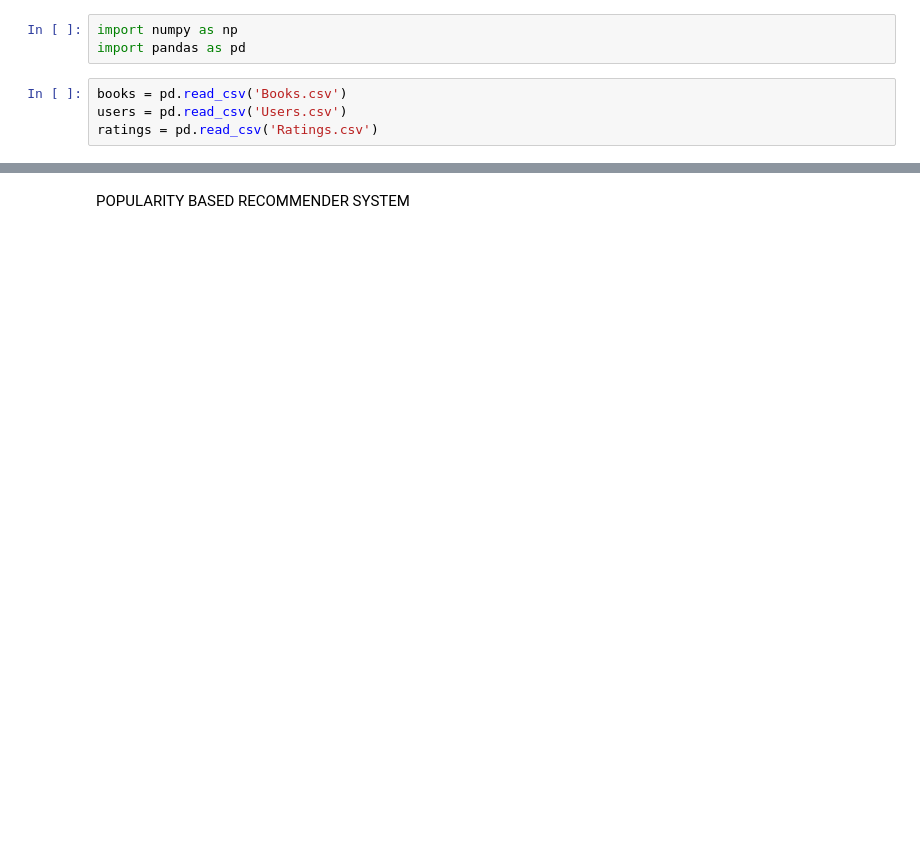
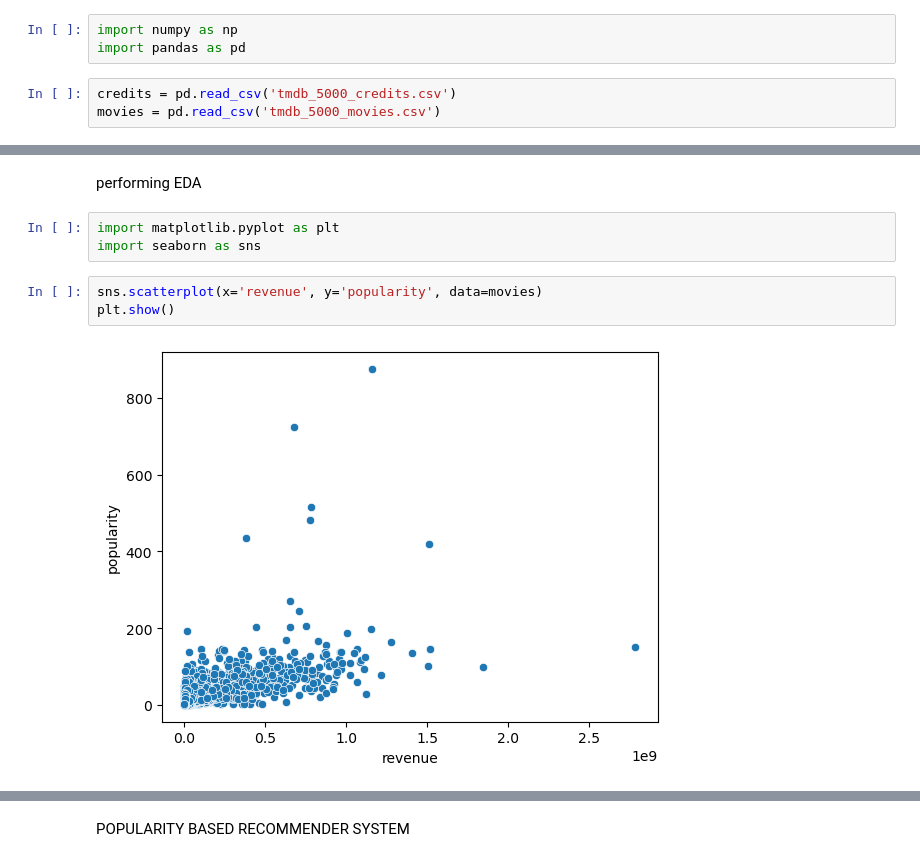
Before and after one commit to ameysalvedev-afk/linear-regression-from-scratch, a Jupyter notebook: main.ipynb, the cells around one changed output, grey strips where cells are left out. Cells and saved outputs as stored; diff of their text form; blank space fills up the shorter version.

Commit message:
i m trying to make a movie recommender system based on my recent learning

```diff
--- a/main.ipynb
+++ b/main.ipynb
@@ -2,6 +2,5 @@
 import numpy as np
 import pandas as pd
 # %%
-books = pd.read_csv('Books.csv')
-users = pd.read_csv('Users.csv')
-ratings = pd.read_csv('Ratings.csv')
+credits = pd.read_csv('tmdb_5000_credits.csv')
+movies = pd.read_csv('tmdb_5000_movies.csv')
@@ -42,0 +73,10 @@ print(users.shape)
+# %% [markdown]
+performing EDA
+# %%
+import matplotlib.pyplot as plt
+import seaborn as sns
+# %%
+sns.scatterplot(x='revenue', y='popularity', data=movies)
+plt.show()
+# %% [output]
+[figure, added]
```
Also changed, not shown: parts of 88 cells of this notebook.
